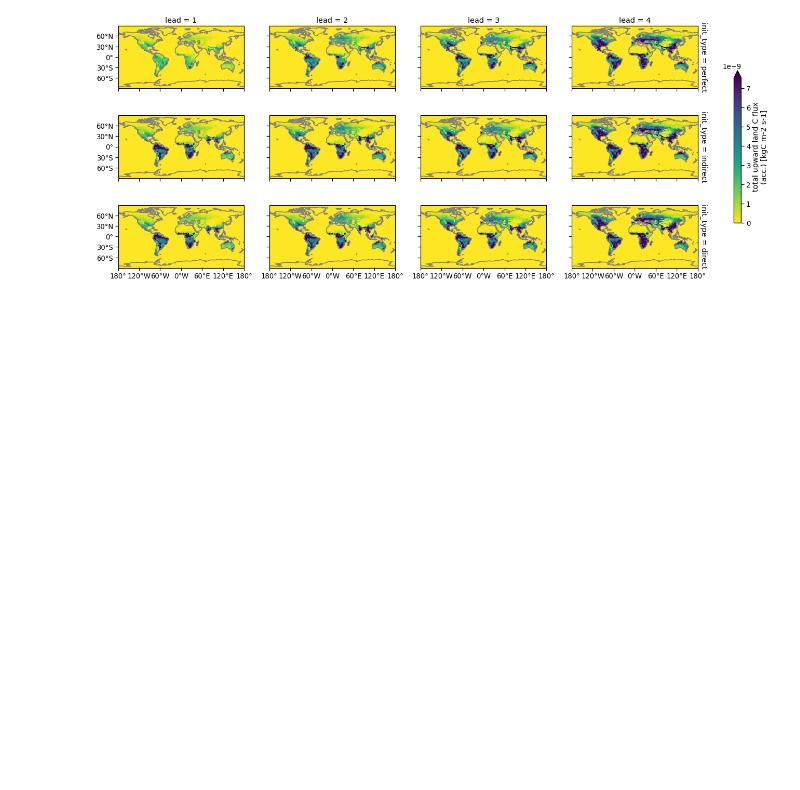
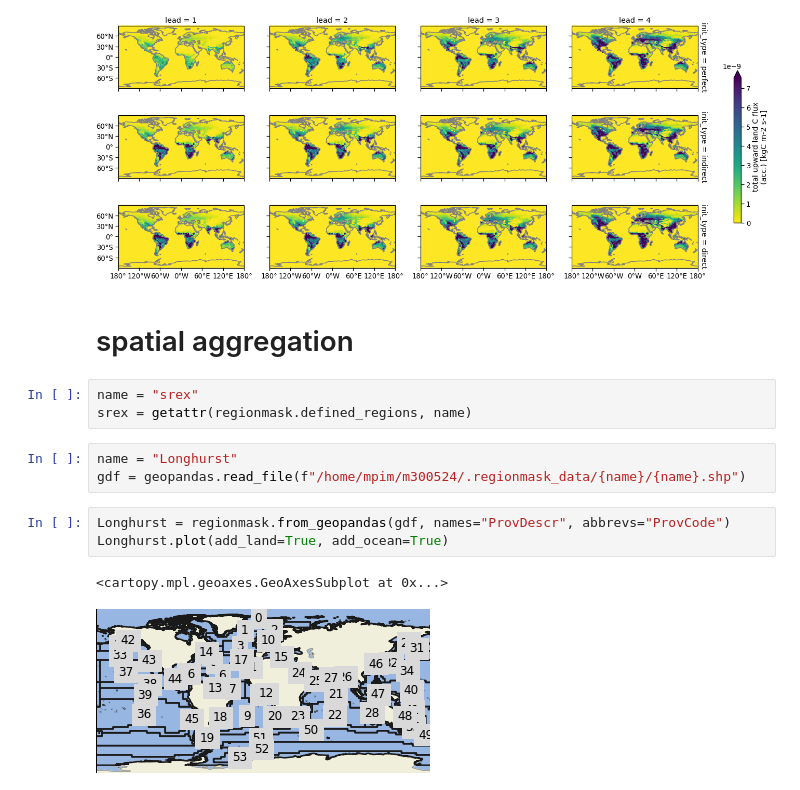
Before and after one commit to aaronspring/Spring_etal_2021_ESD, a Jupyter notebook: notebooks/predictability_after_reconstruction.ipynb, the cells around one changed output. Cells and saved outputs as stored; diff of their text form; blank space fills up the shorter version.

```diff
--- a/notebooks/predictability_after_reconstruction.ipynb
+++ b/notebooks/predictability_after_reconstruction.ipynb
@@ -712,3 +819,17 @@ skill_debiased[v].plot_map(col="lead", row="init_type", aspect=2,cmap='viridis_r
 # %% [output]
 <xarray.plot.facetgrid.FacetGrid at 0x...>
 [figure]
+# %% [markdown]
+# spatial aggregation
+# %%
+name = "srex"
+srex = getattr(regionmask.defined_regions, name)
+# %%
+name = "Longhurst"
+gdf = geopandas.read_file(f"/home/mpim/m300524/.regionmask_data/{name}/{name}.shp")
+# %%
+Longhurst = regionmask.from_geopandas(gdf, names="ProvDescr", abbrevs="ProvCode")
+Longhurst.plot(add_land=True, add_ocean=True)
+# %% [output]
+<cartopy.mpl.geoaxes.GeoAxesSubplot at 0x...>
+[figure, added]
```
Also changed, not shown: parts of 38 cells of this notebook, 1 other file.
